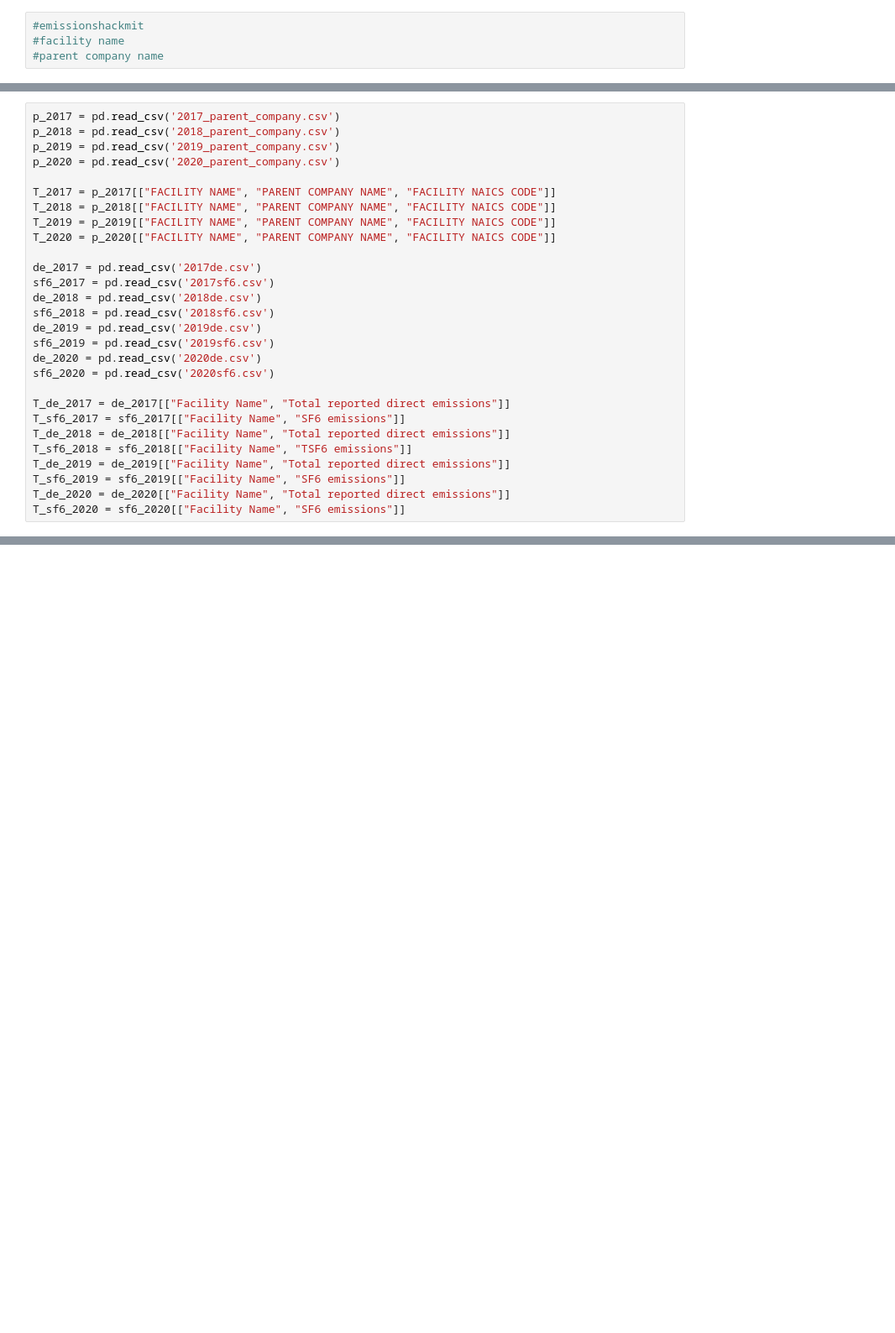
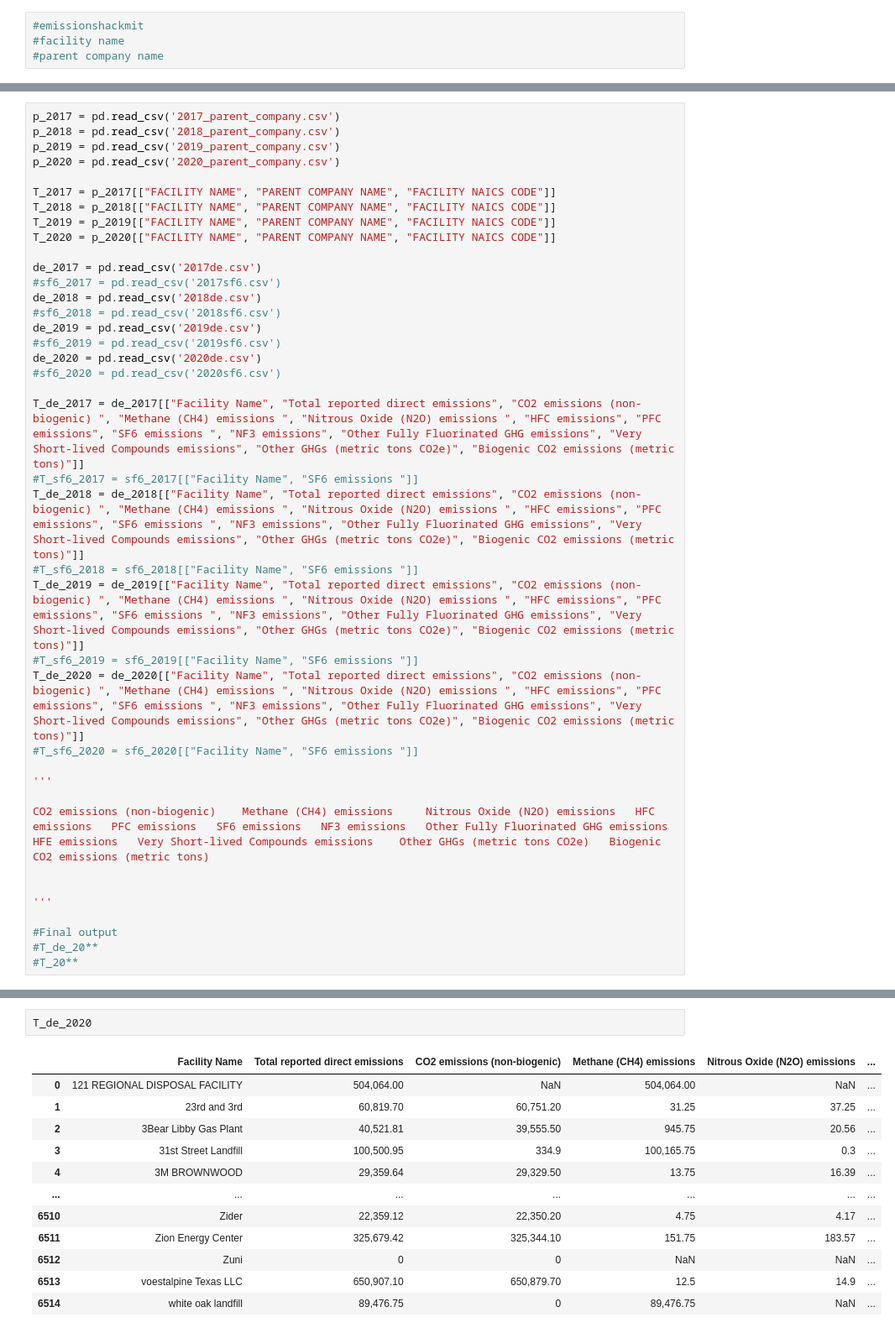
Before and after one commit to JulianTanja/HackMIT_Project, a Jupyter notebook: mit.ipynb, the cells around one changed output, grey strips where cells are left out. Shown: that part at 84% size. Saved outputs shown, nothing was run; the diff lists cells and outputs as text; blank space fills up the shorter version.

```diff
--- a/mit.ipynb
+++ b/mit.ipynb
@@ -34,20 +16,31 @@ T_2019 = p_2019[["FACILITY NAME", "PARENT COMPANY NAME", "FACILITY NAICS CODE"]]
 T_2020 = p_2020[["FACILITY NAME", "PARENT COMPANY NAME", "FACILITY NAICS CODE"]]
 
 de_2017 = pd.read_csv('2017de.csv')
-sf6_2017 = pd.read_csv('2017sf6.csv')
+#sf6_2017 = pd.read_csv('2017sf6.csv')
 de_2018 = pd.read_csv('2018de.csv')
-sf6_2018 = pd.read_csv('2018sf6.csv')
+#sf6_2018 = pd.read_csv('2018sf6.csv')
 de_2019 = pd.read_csv('2019de.csv')
-sf6_2019 = pd.read_csv('2019sf6.csv')
+#sf6_2019 = pd.read_csv('2019sf6.csv')
 de_2020 = pd.read_csv('2020de.csv')
-sf6_2020 = pd.read_csv('2020sf6.csv')
+#sf6_2020 = pd.read_csv('2020sf6.csv')
 
-T_de_2017 = de_2017[["Facility Name", "Total reported direct emissions"]]
-T_sf6_2017 = sf6_2017[["Facility Name", "SF6 emissions"]]
-T_de_2018 = de_2018[["Facility Name", "Total reported direct emissions"]]
-T_sf6_2018 = sf6_2018[["Facility Name", "TSF6 emissions"]]
-T_de_2019 = de_2019[["Facility Name", "Total reported direct emissions"]]
-T_sf6_2019 = sf6_2019[["Facility Name", "SF6 emissions"]]
-T_de_2020 = de_2020[["Facility Name", "Total reported direct emissions"]]
-T_sf6_2020 = sf6_2020[["Facility Name", "SF6 emissions"]]
+T_de_2017 = de_2017[["Facility Name", "Total reported direct emissions", "CO2 emissions (non-biogenic) ", "Methane (CH4) emissions ", "Nitrous Oxide (N2O) emissions ", "HFC emissions", "PFC emissions", "SF6 emissions ", "NF3 emissions", "Other Fully Fluorinated GHG emissions", "Very Short-lived Compounds emissions", "Other GHGs (metric tons CO2e)", "Biogenic CO2 emissions (metric tons)"]]
+#T_sf6_2017 = sf6_2017[["Facility Name", "SF6 emissions "]]
+T_de_2018 = de_2018[["Facility Name", "Total reported direct emissions", "CO2 emissions (non-biogenic) ", "Methane (CH4) emissions ", "Nitrous Oxide (N2O) emissions ", "HFC emissions", "PFC emissions", "SF6 emissions ", "NF3 emissions", "Other Fully Fluorinated GHG emissions", "Very Short-lived Compounds emissions", "Other GHGs (metric tons CO2e)", "Biogenic CO2 emissions (metric tons)"]]
+#T_sf6_2018 = sf6_2018[["Facility Name", "SF6 emissions "]]
+T_de_2019 = de_2019[["Facility Name", "Total reported direct emissions", "CO2 emissions (non-biogenic) ", "Methane (CH4) emissions ", "Nitrous Oxide (N2O) emissions ", "HFC emissions", "PFC emissions", "SF6 emissions ", "NF3 emissions", "Other Fully Fluorinated GHG emissions", "Very Short-lived Compounds emissions", "Other GHGs (metric tons CO2e)", "Biogenic CO2 emissions (metric tons)"]]
+#T_sf6_2019 = sf6_2019[["Facility Name", "SF6 emissions "]]
+T_de_2020 = de_2020[["Facility Name", "Total reported direct emissions", "CO2 emissions (non-biogenic) ", "Methane (CH4) emissions ", "Nitrous Oxide (N2O) emissions ", "HFC emissions", "PFC emissions", "SF6 emissions ", "NF3 emissions", "Other Fully Fluorinated GHG emissions", "Very Short-lived Compounds emissions", "Other GHGs (metric tons CO2e)", "Biogenic CO2 emissions (metric tons)"]]
+#T_sf6_2020 = sf6_2020[["Facility Name", "SF6 emissions "]]
+
+'''
+
+CO2 emissions (non-biogenic) 	Methane (CH4) emissions 	Nitrous Oxide (N2O) emissions 	HFC emissions	PFC emissions	SF6 emissions 	NF3 emissions	Other Fully Fluorinated GHG emissions	HFE emissions	Very Short-lived Compounds emissions	Other GHGs (metric tons CO2e)	Biogenic CO2 emissions (metric tons)
+
+
+'''
+
+#Final output
+#T_de_20**
+#T_20**
 # %% [output]
@@ -59,0 +64,15 @@ NameError: name 'T_de_2017' is not defined
+# %%
+T_de_2020
+# %% [output]
+|  | Facility Name | Total reported direct emissions | CO2 emissions (non-biogenic) | Methane (CH4) emissions | Nitrous Oxide (N2O) emissions | ... |
+| 0 | 121 REGIONAL DISPOSAL FACILITY | 504,064.00 | NaN | 504,064.00 | NaN | ... |
+| 1 | 23rd and 3rd | 60,819.70 | 60,751.20 | 31.25 | 37.25 | ... |
+| 2 | 3Bear Libby Gas Plant | 40,521.81 | 39,555.50 | 945.75 | 20.56 | ... |
+| 3 | 31st Street Landfill | 100,500.95 | 334.9 | 100,165.75 | 0.3 | ... |
+| 4 | 3M BROWNWOOD | 29,359.64 | 29,329.50 | 13.75 | 16.39 | ... |
+| ... | ... | ... | ... | ... | ... | ... |
+| 6510 | Zider | 22,359.12 | 22,350.20 | 4.75 | 4.17 | ... |
+| 6511 | Zion Energy Center | 325,679.42 | 325,344.10 | 151.75 | 183.57 | ... |
+| 6512 | Zuni | 0 | 0 | NaN | NaN | ... |
+| 6513 | voestalpine Texas LLC | 650,907.10 | 650,879.70 | 12.5 | 14.9 | ... |
+| 6514 | white oak landfill | 89,476.75 | 0 | 89,476.75 | NaN | ... |
```
Also changed, not shown: parts of 18 cells of this notebook.
